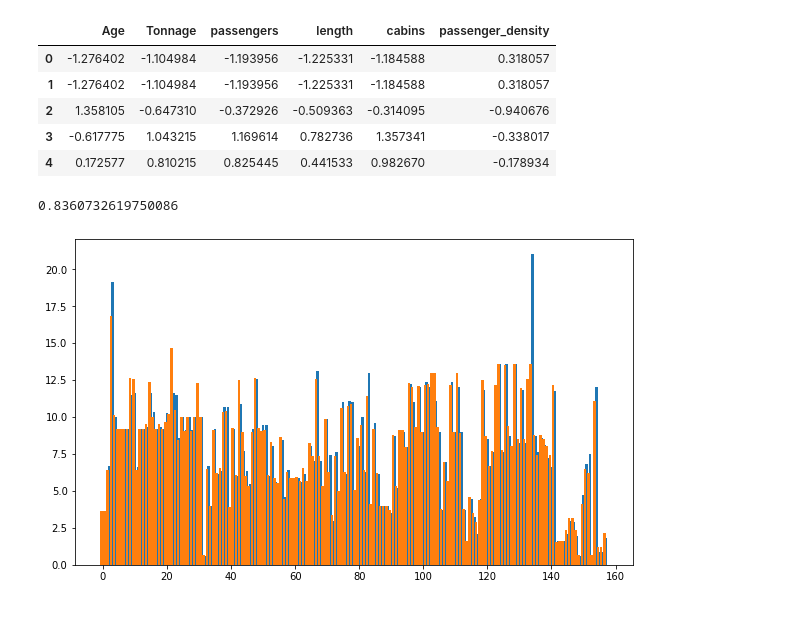
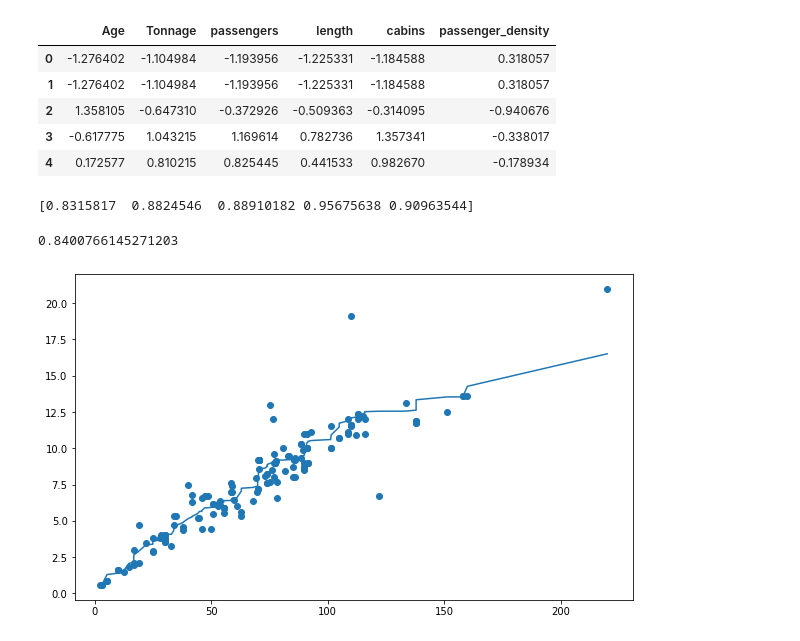
Before and after one commit to sam-thurman/cruise_ship, a Jupyter notebook: exploratory_rfr.ipynb, the cells around one changed output. Saved outputs shown, nothing was run; the diff lists cells and outputs as text; code cells hidden in the pictures.

```diff
--- a/exploratory_rfr.ipynb
+++ b/exploratory_rfr.ipynb
@@ -59,15 +59,17 @@ X.head()
 X_train, X_test, y_train, y_test = train_test_split(X_small, y, test_size=0.33, random_state=41)
 # %%
 rfr = RandomForestRegressor()
+print(cross_val_score(rfr,X_train,y_train,scoring='r2'))
 rfr.fit(X_train,y_train)
 rfr.score(X_test, y_test)
 # %% [output]
-0.8360732619750086
+[0.8315817  0.8824546  0.88910182 0.95675638 0.90963544]
+0.8400766145271203
 # %%
 y_pred = rfr.predict(X_small)
 # %%
 fig, ax = plt.subplots(figsize=(10,6))
-ax = plt.bar(X_small.index,y)
-ax = plt.bar(X_small.index-.5, y_pred)
+ax = plt.scatter(X_small.Tonnage,y)
+ax = plt.plot(np.sort(X_small.Tonnage), np.sort(y_pred))
 # %% [output]
-[figure, old version]
+[figure, new version]
```
Also changed, not shown: 2 other files.
